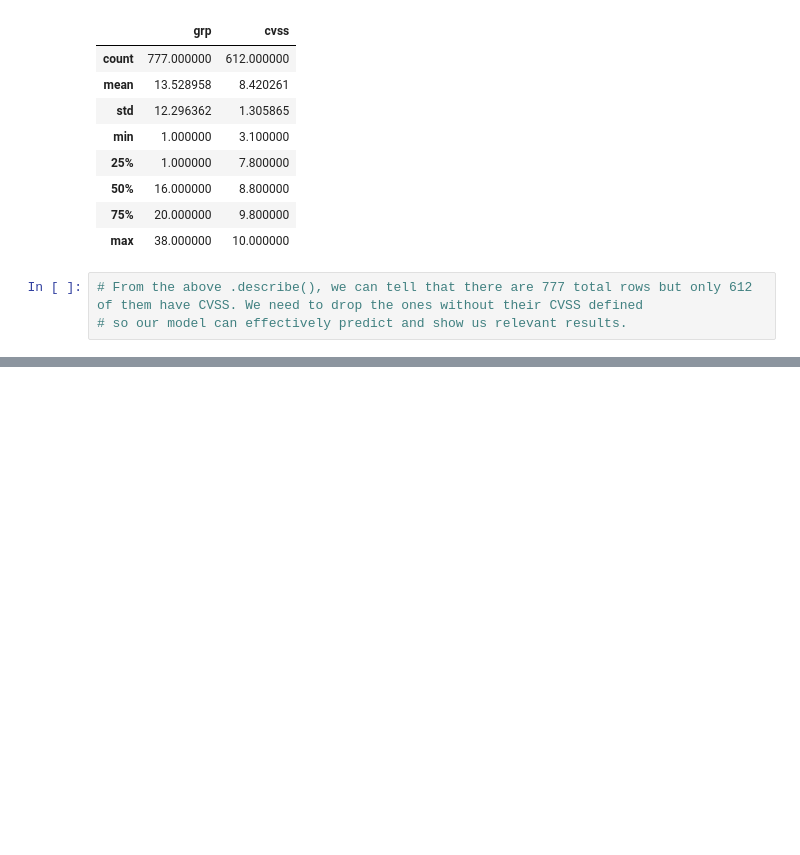
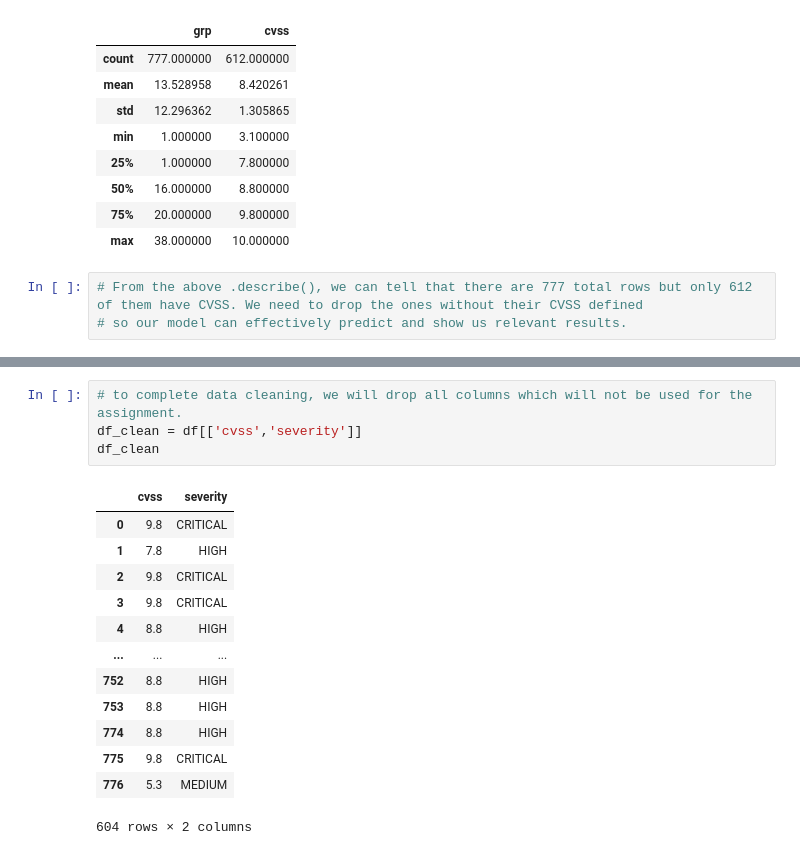
Before and after one commit to S10241798/AITT, a Jupyter notebook: AITT Assignment.ipynb, the cells around one changed output, grey strips where cells are left out. Drawn from its saved outputs; the diff is of its cells as text; blank space fills up the shorter version.

```diff
--- a/AITT Assignment.ipynb
+++ b/AITT Assignment.ipynb
@@ -74,0 +102,18 @@ df.drop
+# %%
+# to complete data cleaning, we will drop all columns which will not be used for the assignment.
+df_clean = df[['cvss','severity']]
+df_clean
+# %% [output]
+|  | cvss | severity |
+| 0 | 9.8 | CRITICAL |
+| 1 | 7.8 | HIGH |
+| 2 | 9.8 | CRITICAL |
+| 3 | 9.8 | CRITICAL |
+| 4 | 8.8 | HIGH |
+| ... | ... | ... |
+| 752 | 8.8 | HIGH |
+| 753 | 8.8 | HIGH |
+| 774 | 8.8 | HIGH |
+| 775 | 9.8 | CRITICAL |
+| 776 | 5.3 | MEDIUM |
+604 rows × 2 columns
```
Also changed, not shown: parts of 5 cells of this notebook.
